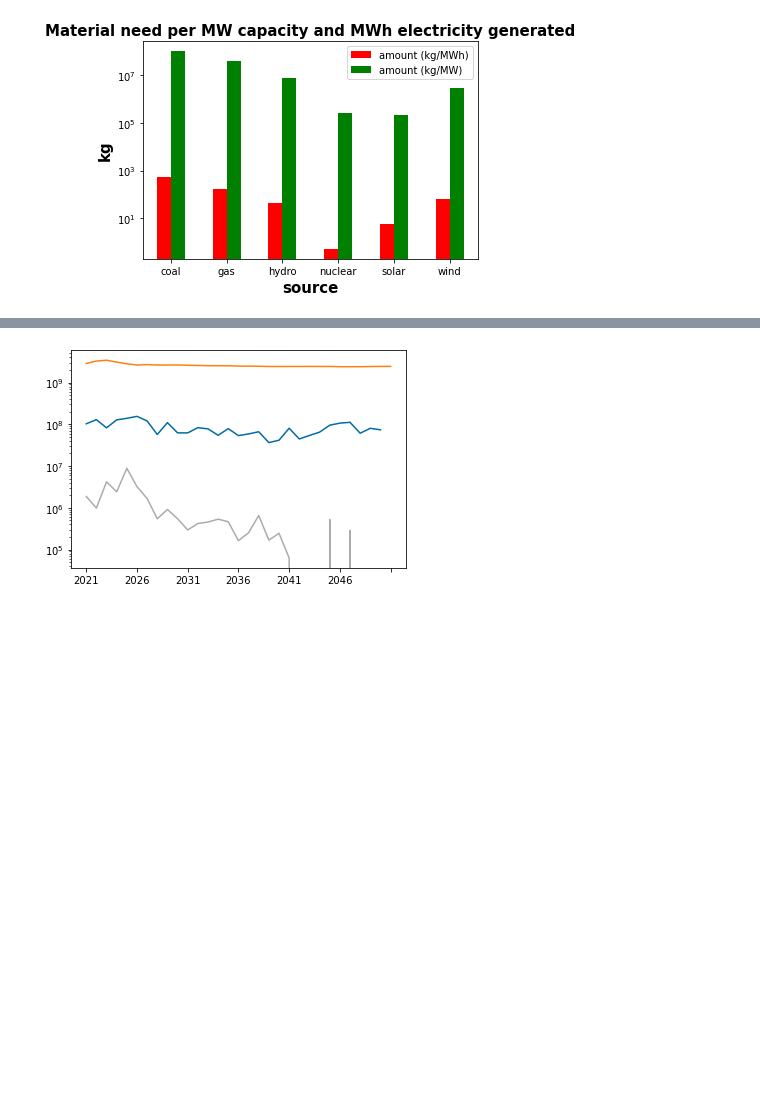
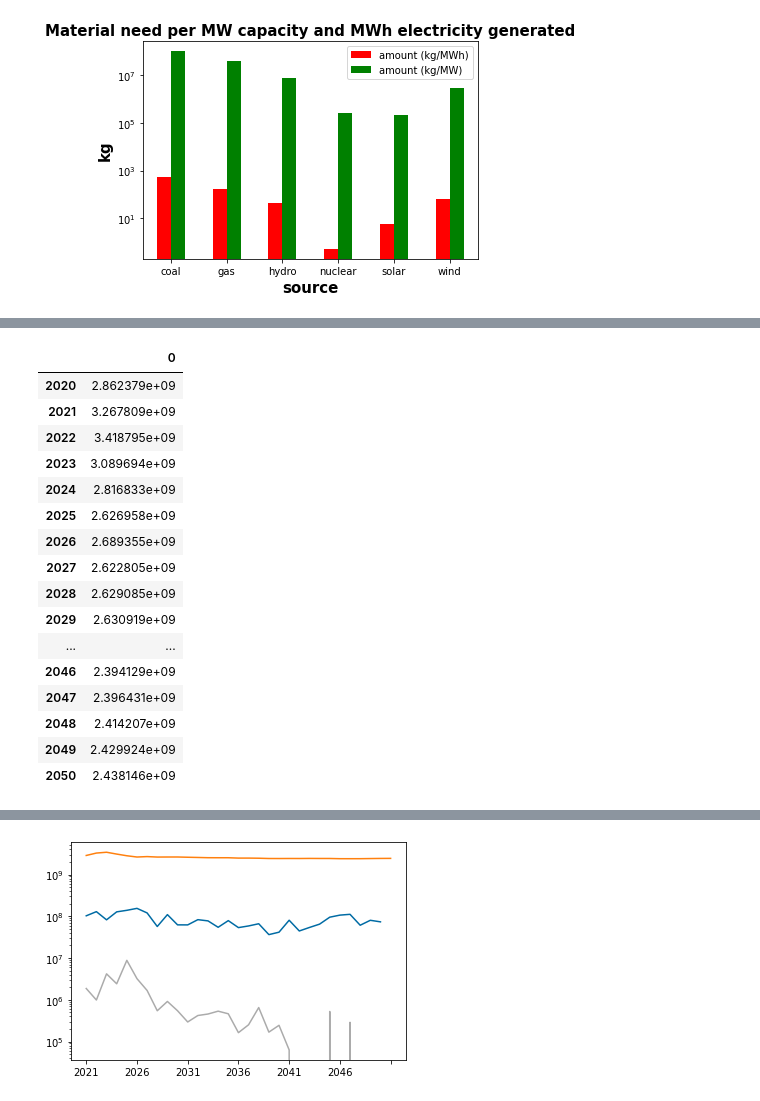
Before and after one commit to di212/mining_waste, a Jupyter notebook: get_material_flows (1).ipynb, the cells around one changed output, grey strips where cells are left out. Saved outputs shown, nothing was run; the diff lists cells and outputs as text; code cells hidden in the pictures; blank space fills up the shorter version.

```diff
--- a/get_material_flows (1).ipynb
+++ b/get_material_flows (1).ipynb
@@ -348,0 +331,23 @@ dtype: float64
+# %%
+total_oper_waste
+annual_oper_w=gen*1000*[2950.110300,446.05490,0.075434,15.336129,0, 0.175951]
+annual_oper_w_tot= annual_oper_w.sum(axis=1) #in tons
+annual_oper_w_tot.to_frame()
+# %% [output]
+|  | 0 |
+| 2020 | 2.862379e+09 |
+| 2021 | 3.267809e+09 |
+| 2022 | 3.418795e+09 |
+| 2023 | 3.089694e+09 |
+| 2024 | 2.816833e+09 |
+| 2025 | 2.626958e+09 |
+| 2026 | 2.689355e+09 |
+| 2027 | 2.622805e+09 |
+| 2028 | 2.629085e+09 |
+| 2029 | 2.630919e+09 |
+| ... | ... |
+| 2046 | 2.394129e+09 |
+| 2047 | 2.396431e+09 |
+| 2048 | 2.414207e+09 |
+| 2049 | 2.429924e+09 |
+| 2050 | 2.438146e+09 |
```
Also changed, not shown: parts of 22 cells of this notebook.
